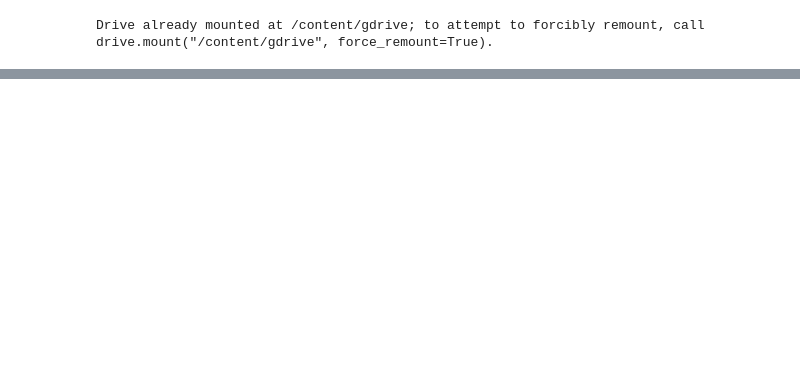
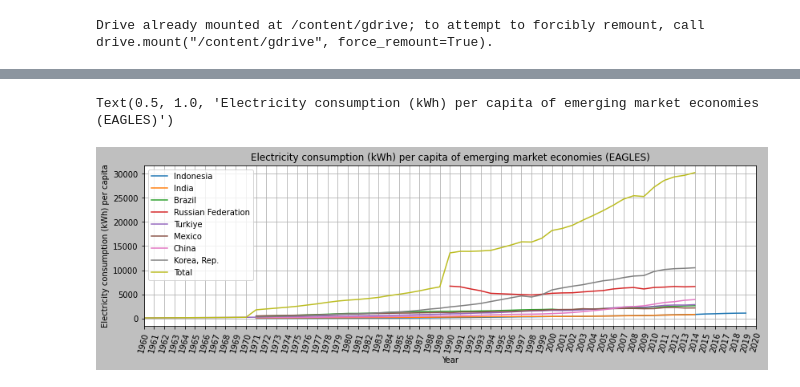
Before and after one commit to ndronen/econdata, a Jupyter notebook: notebooks/Electricity_consumption_and_GDP_growth.ipynb, the cells around one changed output, grey strips where cells are left out. Saved outputs shown, nothing was run; the diff lists cells and outputs as text; code cells hidden in the pictures; blank space fills up the shorter version.

Commit message:
Added EAGLE and NEST emerging markets.

```diff
--- a/notebooks/Electricity_consumption_and_GDP_growth.ipynb
+++ b/notebooks/Electricity_consumption_and_GDP_growth.ipynb
@@ -163,0 +195,21 @@ plot_electricity_consumption_for_countries(
+# %%
+emerging_market_eagles = {
+    "Brazil",
+    "China",
+    "Korea, Rep.",
+    "India",
+    "Indonesia",
+    "Mexico",
+    "Russian Federation",
+    "Turkiye"
+}
+
+fig, ax = plot_electricity_consumption_for_countries(
+    world_bank_data.electricity,
+    emerging_market_eagles,
+    max_total_year=2014
+)
+ax.set_title("Electricity consumption (kWh) per capita of emerging market economies (EAGLES)")
+# %% [output]
+Text(0.5, 1.0, 'Electricity consumption (kWh) per capita of emerging market economies (EAGLES)')
+[figure, added]
```
Also changed, not shown: parts of 4 cells of this notebook.
